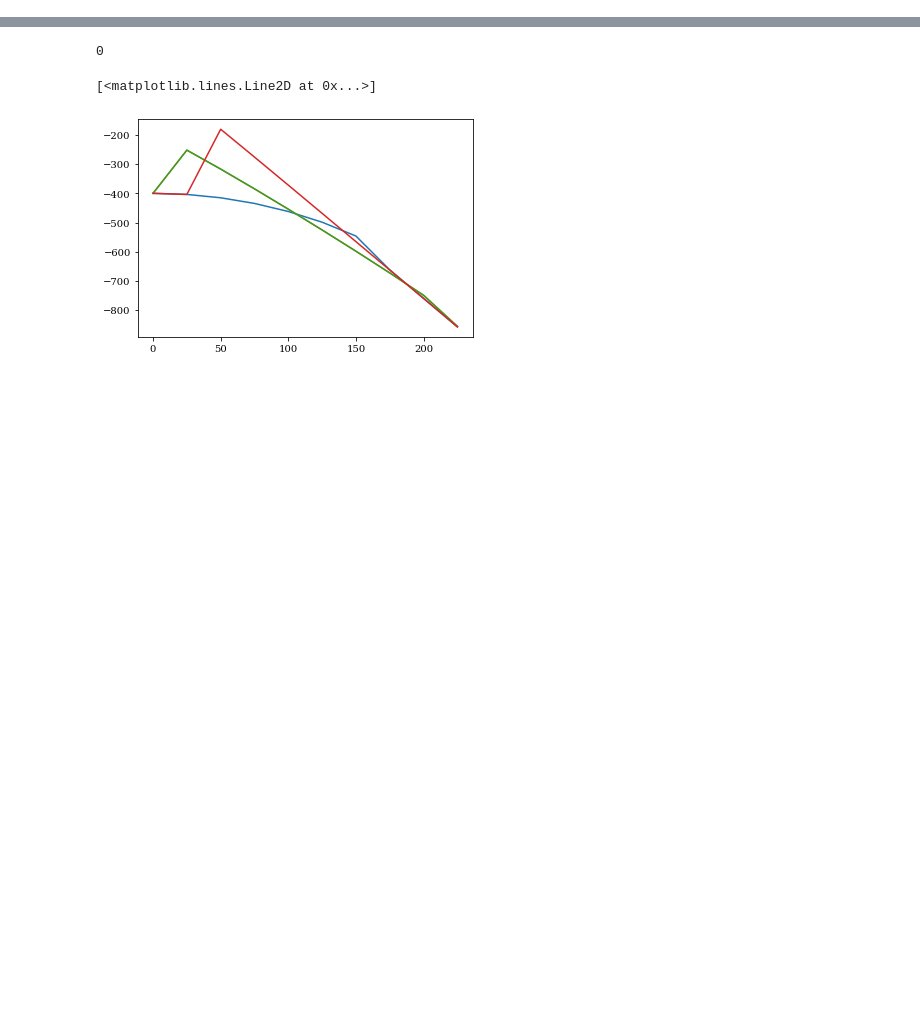
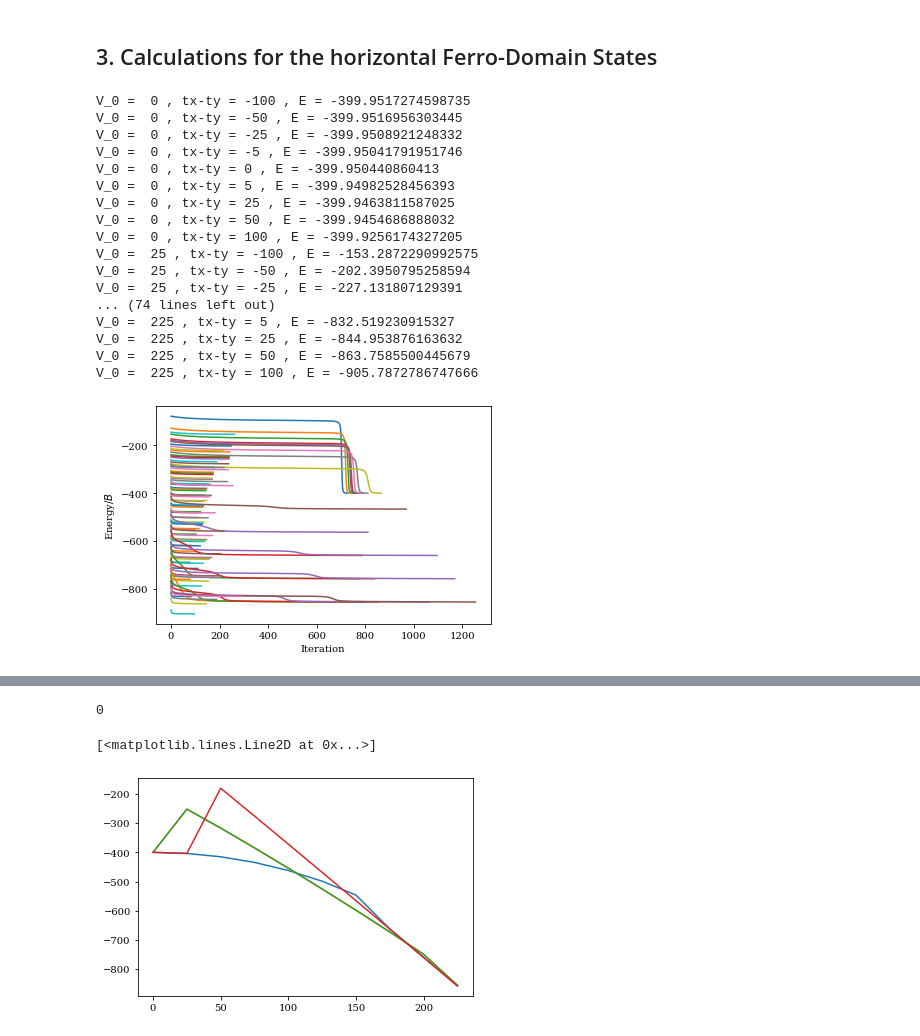
Before and after one commit to Progklui/rotor_lattice_models, a Jupyter notebook: phase_diag.ipynb, the cells around one changed output, grey strips where cells are left out. Saved outputs shown, nothing was run; the diff lists cells and outputs as text; code cells hidden in the pictures; blank space fills up the shorter version.

```diff
--- a/phase_diag.ipynb
+++ b/phase_diag.ipynb
@@ -305,0 +418,45 @@ plt.pcolormesh(E_fdv_arr.T.real)
+# %% [markdown]
+## 3. Calculations for the horizontal Ferro-Domain States
+# %%
+params["init_choice"] = "ferro_domain_horizontal_wall"
+
+for j in range(len(diff_tx_ty)):
+    tx, ty = get_tx_ty(sum_tx_ty, diff_tx_ty[j])
+
+    params["tx"] = tx
+    params["ty"] = ty
+
+    V_0_arr_run = V_0_arr # make_fine_grained_potential(float(tx),float(ty),V_0_arr)
+    for i in range(len(V_0_arr_run)):
+        params["V_0"] = V_0_arr_run[i]
+
+        '''
+        Imag Time Prop
+        '''
+        psi, E_evo, epsilon_evo = solve_imag_time_prop(params)
+        print('V_0 = ', V_0_arr[i], ', tx-ty =', diff_tx_ty[j], ', E =', E_evo[-1])
+
+        '''
+        Store Results
+        '''
+        folder = 'results/phase_diagram/fdh/'
+        save_calculation_run(psi, E_evo, epsilon_evo, params, folder)
+# %% [output]
+V_0 =  0 , tx-ty = -100 , E = -399.9517274598735
+V_0 =  0 , tx-ty = -50 , E = -399.9516956303445
+V_0 =  0 , tx-ty = -25 , E = -399.9508921248332
+V_0 =  0 , tx-ty = -5 , E = -399.95041791951746
+V_0 =  0 , tx-ty = 0 , E = -399.950440860413
+V_0 =  0 , tx-ty = 5 , E = -399.94982528456393
+V_0 =  0 , tx-ty = 25 , E = -399.9463811587025
+V_0 =  0 , tx-ty = 50 , E = -399.9454686888032
+V_0 =  0 , tx-ty = 100 , E = -399.9256174327205
+V_0 =  25 , tx-ty = -100 , E = -153.2872290992575
+V_0 =  25 , tx-ty = -50 , E = -202.3950795258594
+V_0 =  25 , tx-ty = -25 , E = -227.131807129391
+... (74 lines left out)
+V_0 =  225 , tx-ty = 5 , E = -832.519230915327
+V_0 =  225 , tx-ty = 25 , E = -844.953876163632
+V_0 =  225 , tx-ty = 50 , E = -863.7585500445679
+V_0 =  225 , tx-ty = 100 , E = -905.7872786747666
+[figure, added]
```
Also changed, not shown: parts of 29 cells of this notebook, 1 other file.
